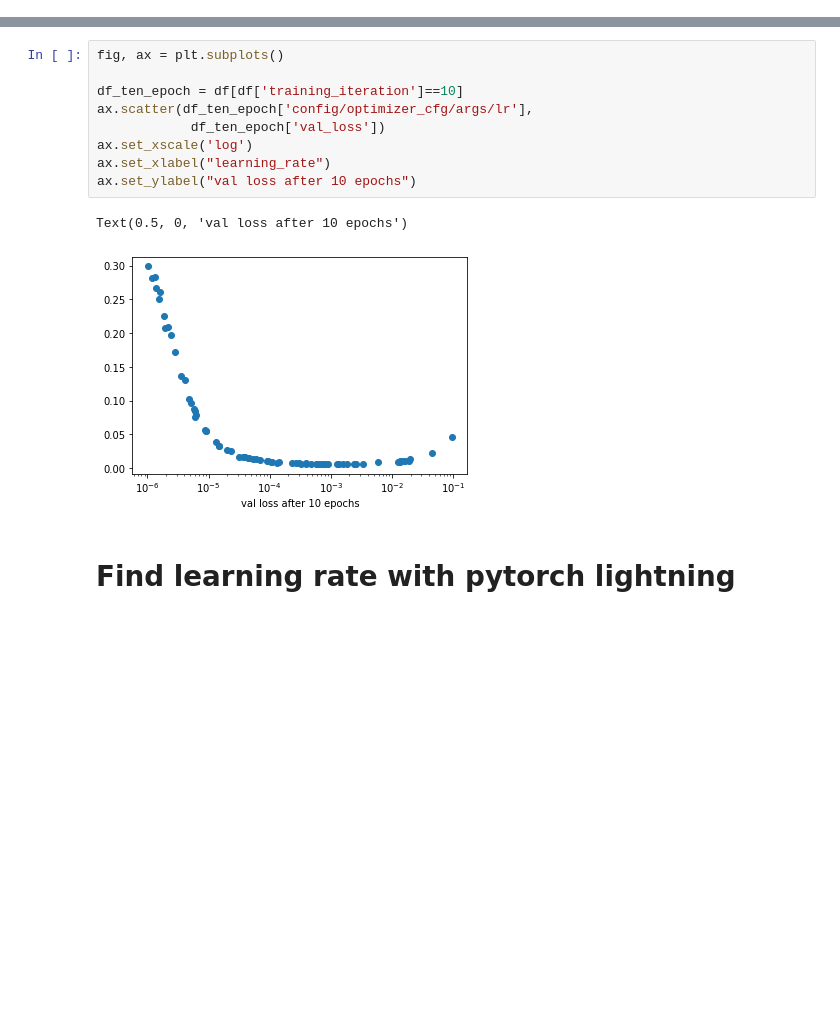
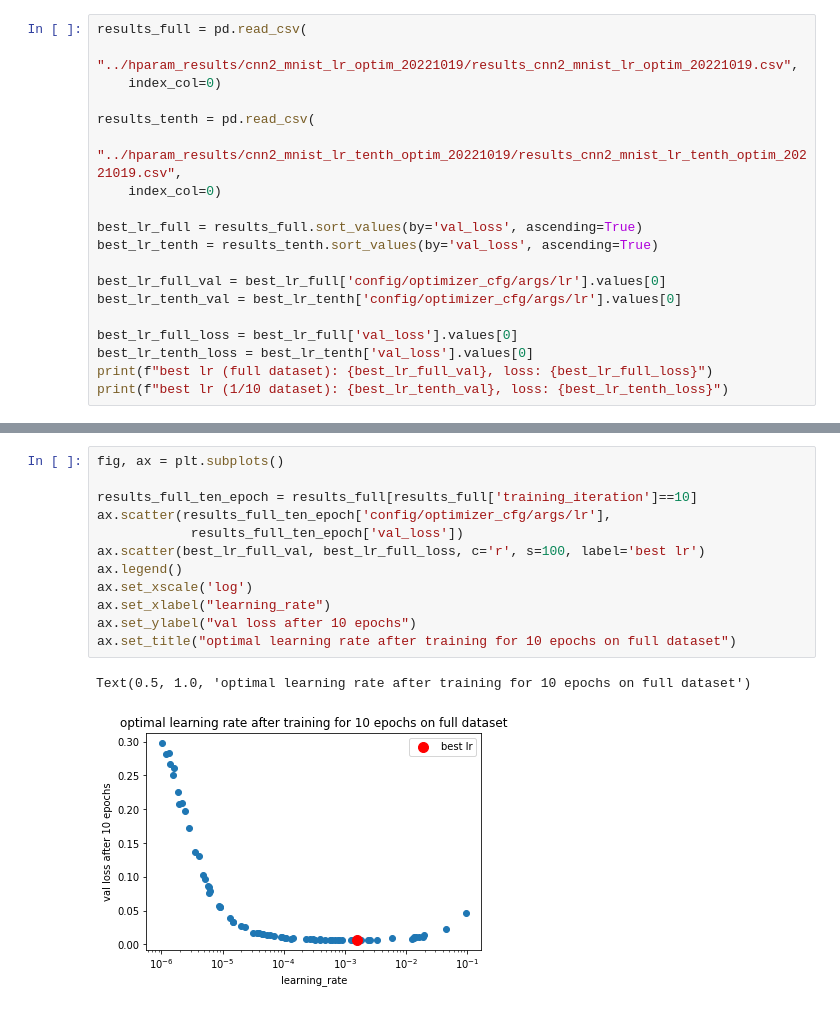
Before and after one commit to apalermo01/hyperparameter-tuning, a Jupyter notebook: analyze results - 20221017.ipynb, the cells around one changed output, grey strips where cells are left out. Drawn from its saved outputs; the diff is of its cells as text; blank space fills up the shorter version.

```diff
--- a/analyze results - 20221017.ipynb
+++ b/analyze results - 20221017.ipynb
@@ -40,0 +4,19 @@ df.to_csv("results.csv")
+# %%
+results_full = pd.read_csv(
+    "../hparam_results/cnn2_mnist_lr_optim_20221019/results_cnn2_mnist_lr_optim_20221019.csv",
+    index_col=0)
+
+results_tenth = pd.read_csv(
+    "../hparam_results/cnn2_mnist_lr_tenth_optim_20221019/results_cnn2_mnist_lr_tenth_optim_20221019.csv",
+    index_col=0)
+
+best_lr_full = results_full.sort_values(by='val_loss', ascending=True)
+best_lr_tenth = results_tenth.sort_values(by='val_loss', ascending=True)
+
+best_lr_full_val = best_lr_full['config/optimizer_cfg/args/lr'].values[0]
+best_lr_tenth_val = best_lr_tenth['config/optimizer_cfg/args/lr'].values[0]
+
+best_lr_full_loss = best_lr_full['val_loss'].values[0]
+best_lr_tenth_loss = best_lr_tenth['val_loss'].values[0]
+print(f"best lr (full dataset): {best_lr_full_val}, loss: {best_lr_full_loss}")
+print(f"best lr (1/10 dataset): {best_lr_tenth_val}, loss: {best_lr_tenth_loss}")
@@ -41,14 +26,15 @@ df.to_csv("results.csv")
 # %%
 fig, ax = plt.subplots()
 
-df_ten_epoch = df[df['training_iteration']==10]
-ax.scatter(df_ten_epoch['config/optimizer_cfg/args/lr'],
-            df_ten_epoch['val_loss'])
+results_full_ten_epoch = results_full[results_full['training_iteration']==10]
+ax.scatter(results_full_ten_epoch['config/optimizer_cfg/args/lr'],
+            results_full_ten_epoch['val_loss'])
+ax.scatter(best_lr_full_val, best_lr_full_loss, c='r', s=100, label='best lr')
+ax.legend()
 ax.set_xscale('log')
 ax.set_xlabel("learning_rate")
 ax.set_ylabel("val loss after 10 epochs")
+ax.set_title("optimal learning rate after training for 10 epochs on full dataset")
 # %% [output]
-Text(0.5, 0, 'val loss after 10 epochs')
+Text(0.5, 1.0, 'optimal learning rate after training for 10 epochs on full dataset')
-[figure, old version]
+[figure, new version]
-# %% [markdown]
-# Find learning rate with pytorch lightning
```
Also changed, not shown: parts of 13 cells of this notebook, 11 other files.
